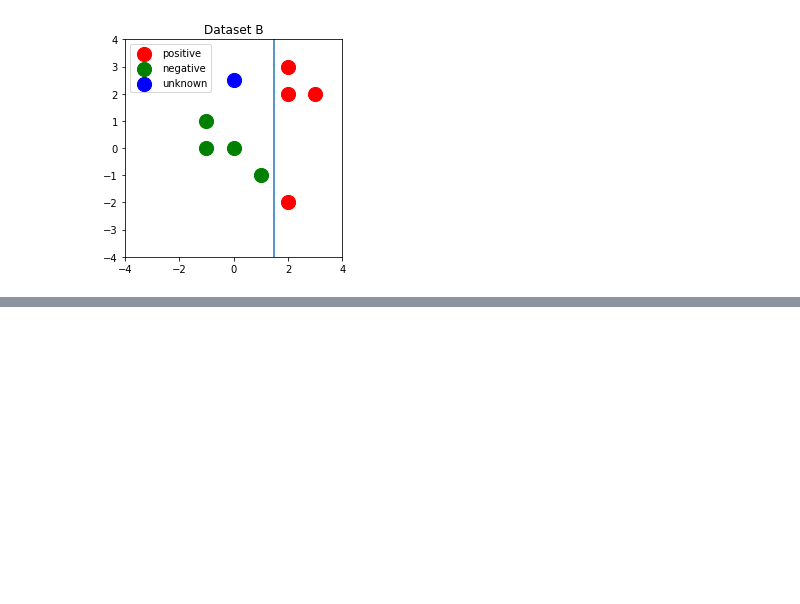
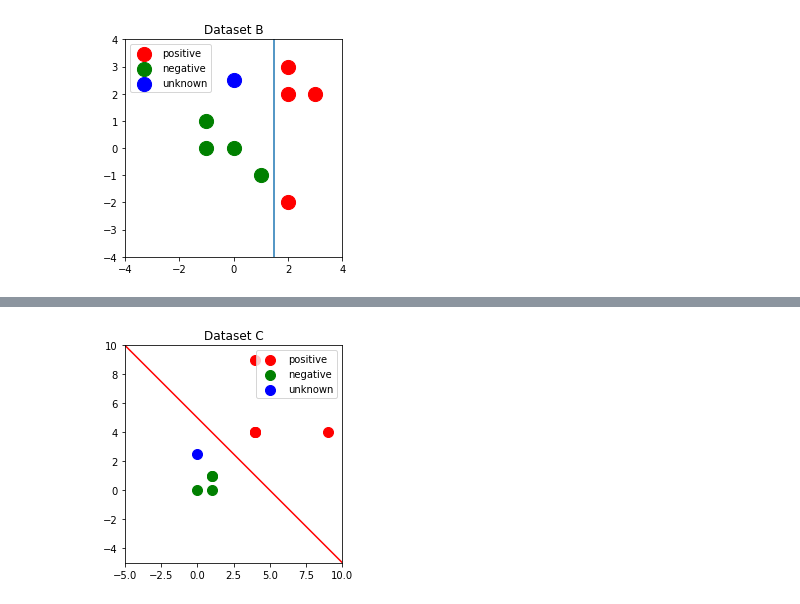
Before and after one commit to Nanoneko/shared, a Jupyter notebook: Q7.ipynb, the cells around one changed output, grey strips where cells are left out. Saved outputs shown, nothing was run; the diff lists cells and outputs as text; code cells hidden in the pictures; blank space fills up the shorter version.

```diff
--- a/Q7.ipynb
+++ b/Q7.ipynb
@@ -45,0 +59,26 @@ plt.legend()
+# %%
+plt.xlim(-5, 10)
+plt.ylim(-5, 10)
+plt.gca().set_aspect('equal', adjustable='box')
+x1CN=[i**2 for i in x1C]
+y1CN=[i**2 for i in y1C]
+x2N=[i**2 for i in x2]
+y2N=[i**2 for i in y2]
+plt.scatter(x1CN,y1CN,label = "positive",c ="red",s = 100)
+plt.scatter(x2N,y2N,label = "negative",c ="green",s = 100)
+plt.scatter(unknown[0],unknown[1],label="unknown",c="blue",s=100)
+plt.title("Dataset C")
+a = np.linspace(-15, 15, 100)
+
+plt.plot(a, -a+5, '-r')
+
+plt.legend()
+plt.show()
+# print("-的点坐标为")
+# print(x2N)
+# print(y2N)
+# print("+的坐标为")
+# print(x1CN)
+# print(y1CN)
+# %% [output]
+[figure, added]
```
Also changed, not shown: parts of 4 cells of this notebook.
